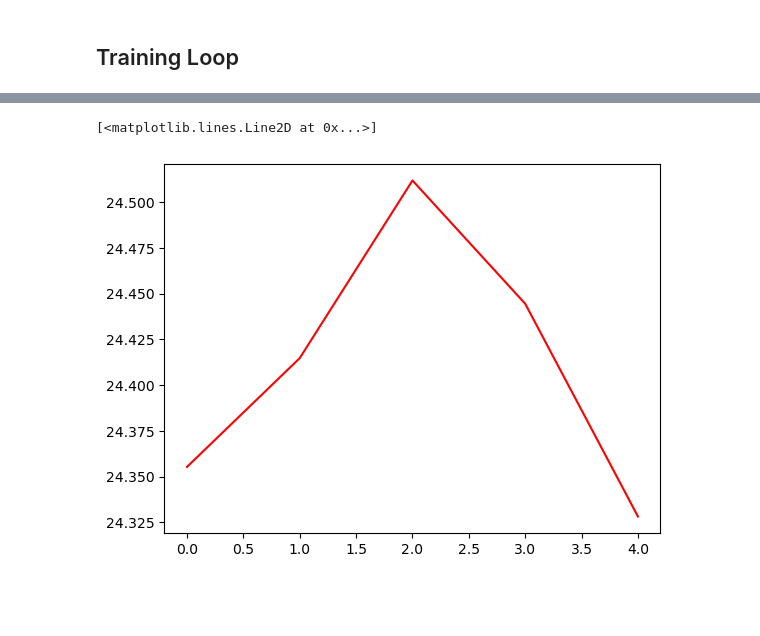
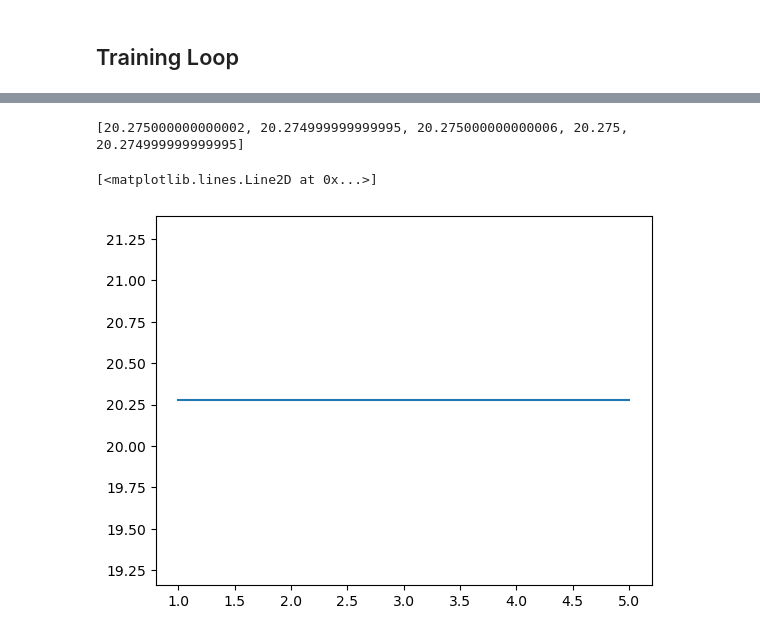
Before and after one commit to franceskoback/XRay_Fingerprints, a Jupyter notebook: Model/training_pytorch.ipynb, the cells around one changed output, grey strips where cells are left out. Drawn from its saved outputs; the diff is of its cells as text; code cells hidden in the pictures; blank space fills up the shorter version.

```diff
--- a/Model/training_pytorch.ipynb
+++ b/Model/training_pytorch.ipynb
@@ -100,9 +100,9 @@ torch.Size([3, 224, 224])
 <matplotlib.image.AxesImage at 0x...>
 [figure]
 # %%
-dataset = CustomImageDataset()
-for batch_idx, (img,label) in enumerate(train_loader):
-        # get the inputs
-        #print(label)
-        labels = Variable(label.to("cpu").float(),requires_grad=True)
-        print(labels)
+# dataset = CustomImageDataset()
+# for batch_idx, (img,label) in enumerate(train_loader):
+#         # get the inputs
+#         #print(label)
+#         labels = label.to("cpu").float()
+#         print(labels)
@@ -190,7 +172,7 @@ params = {
     "lr": 0.001,
     "batch_size": 10, #64
     "num_workers": 1, #20
-    "n_epochs": 50, #100
+    "n_epochs": 5, #100
     "image_size": 224,
     "in_channels": 2, #3
     "num_classes": 10, #12
@@ -360,7 +307,7 @@ train_losses = []
 valid_losses = []
 
 for epoch in range(params['n_epochs']):
-    train_loss = train_one_epoch(epoch, model, loss_fn, optimizer, train_loader)
+    model, train_loss = train_one_epoch(epoch, model, loss_fn, optimizer, train_loader)
     train_losses+= [train_loss]
     valid_loss, accuracy, correct, total = test_one_epoch(epoch, model, loss_fn, valid_loader, len_val)
     valid_losses+= [valid_loss]
@@ -387,11 +341,13 @@ ValueError: too many values to unpack (expected 2)
 # %%
-plt.plot(np.array(valid_losses), 'r')
+#plt.plot(np.array(valid_losses), 'r')
 #plt.plot(np.array(train_losses), 'r')
 #print(train_loss_values)
-#print(train_loss)
+print(train_losses)
+plt.plot(np.linspace(1, params['n_epochs'], params['n_epochs']).astype(int), train_losses)
 # %% [output]
-[<matplotlib.lines.Line2D at 0x...>]
+[20.275000000000002, 20.274999999999995, 20.275000000000006, 20.275, 20.274999999999995]
+[<matplotlib.lines.Line2D at 0x...>]
-[figure, old version]
+[figure, new version]
 # %%
 # load the model that got the best validation accuracy
 checkpoint = torch.load('checkpoint.tar')
```
Also changed, not shown: parts of 6 cells of this notebook.
